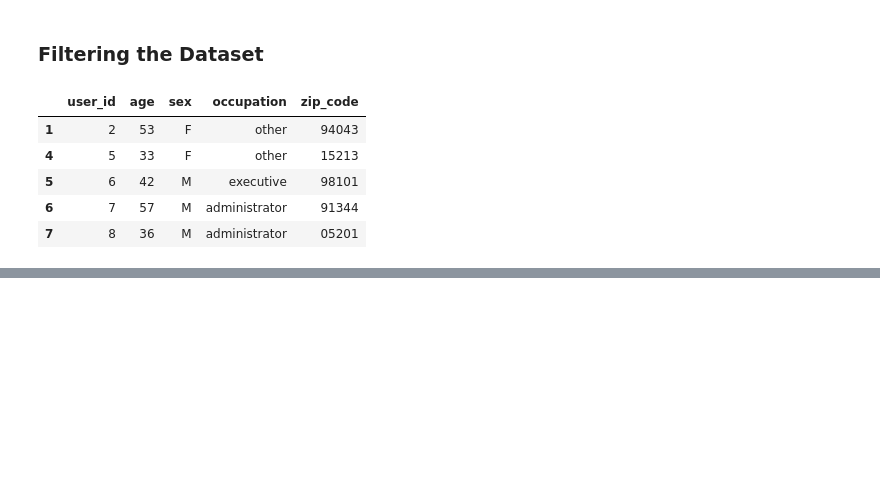
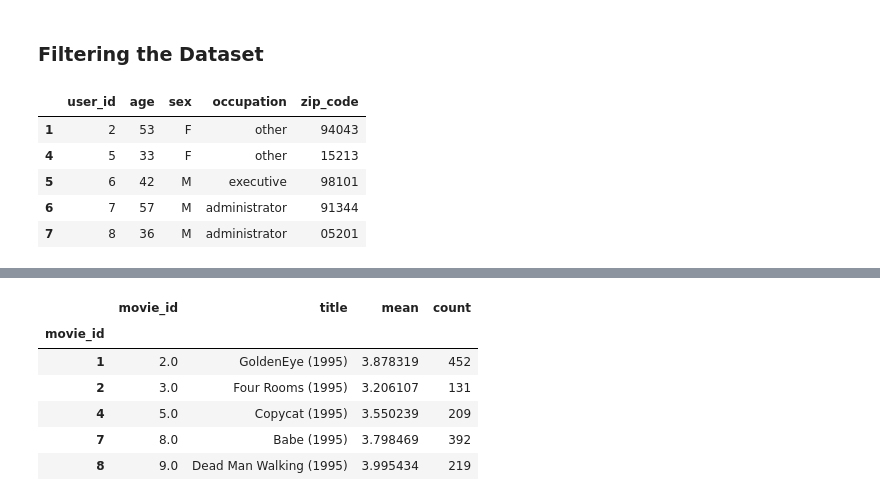
Before and after one commit to chhart/April20-CS109, a Jupyter notebook: 09_04 Data Scraping (Lec2).ipynb, the cells around one changed output, grey strips where cells are left out. Cells and saved outputs as stored; diff of their text form; code cells hidden in the pictures; blank space fills up the shorter version.

```diff
--- a/09_04 Data Scraping (Lec2).ipynb
+++ b/09_04 Data Scraping (Lec2).ipynb
@@ -159,0 +346,12 @@ oldUsers.head()
+# %%
+select_info_ratings.dtypes
+reliable_ratings = select_info_ratings[(select_info_ratings['count'] > 100)] # the 'count' column is what is called a method and so therefore cannot be called in the same way as a Value
+reliable_ratings.head()
+# %% [output]
+|  | movie_id | title | mean | count |
+| movie_id |  |  |  |  |
+| 1 | 2.0 | GoldenEye (1995) | 3.878319 | 452 |
+| 2 | 3.0 | Four Rooms (1995) | 3.206107 | 131 |
+| 4 | 5.0 | Copycat (1995) | 3.550239 | 209 |
+| 7 | 8.0 | Babe (1995) | 3.798469 | 392 |
+| 8 | 9.0 | Dead Man Walking (1995) | 3.995434 | 219 |
```
Also changed, not shown: parts of 30 cells of this notebook.
